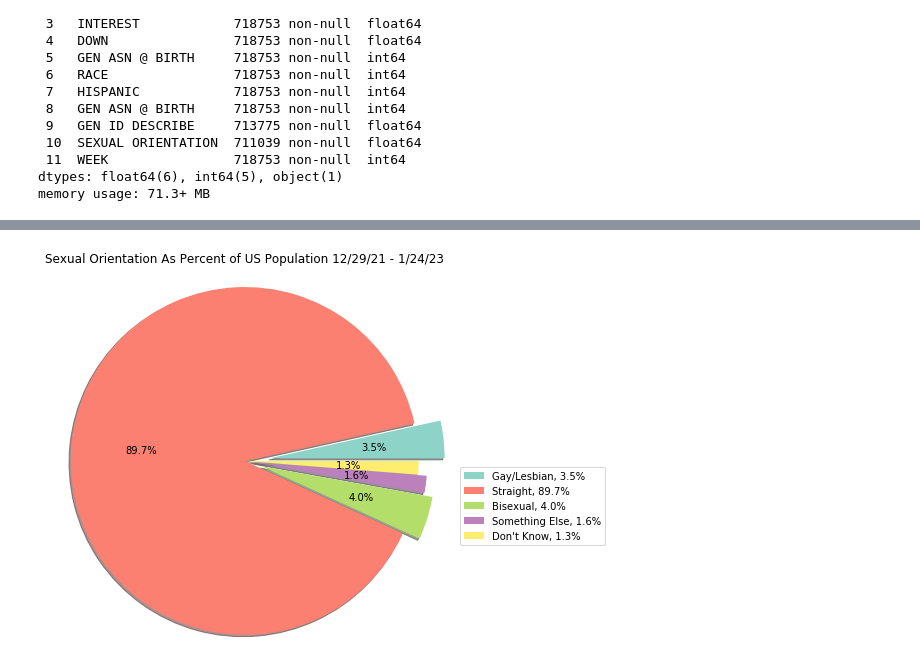
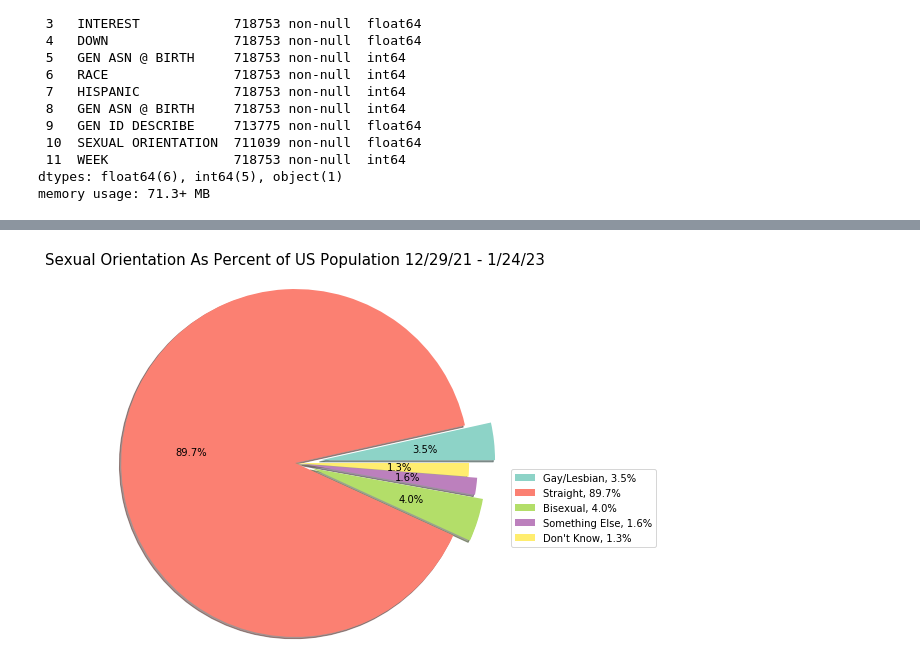
Before and after one commit to ginaleonardi/project_1, a Jupyter notebook: josh1.ipynb, the cells around one changed output, grey strips where cells are left out. Drawn from its saved outputs; the diff is of its cells as text; code cells hidden in the pictures.

```diff
--- a/josh1.ipynb
+++ b/josh1.ipynb
@@ -189,15 +190,15 @@ Text(0.5, 1.0, 'Average Anxiety By Racial Identity 12/29/21 - 1/24/23')
 # %%
 o_counts = clean_df['SCRAM'].groupby(clean_df['SEXUAL ORIENTATION']).count()
 labels = ['Gay/Lesbian', 'Straight', 'Bisexual', 'Something Else','Don\'t Know']
 pct= [3.5,89.7,4,1.6,1.3]
 labels = [f'{l}, {s:0.1f}%' for l, s in zip(labels, pct)]
 colors = ['fuscia','lightseagreen','aqua','coral', 'slategray']
 explode = [0.3, 0, 0.2,  0.1,0]
 o_pie = o_counts.plot(kind='pie', labels=labels,explode=explode,colormap='Set3', shadow=True, autopct='%1.1f%%', radius=2, legend=True, labeldistance=None)
-plt.title('Sexual Orientation As Percent of US Population 12/29/21 - 1/24/23',pad=90)
+plt.title('Sexual Orientation As Percent of US Population 12/29/21 - 1/24/23',pad=90,fontsize=15)
 plt.legend( bbox_to_anchor=(1,0.5), loc="best", fontsize=10,
            bbox_transform=plt.gcf().transFigure)
 o_pie.yaxis.set_visible(False)
 plt.show()
 # %% [output]
-[figure, old version]
+[figure, new version]
```
Also changed, not shown: parts of 3 cells of this notebook.
